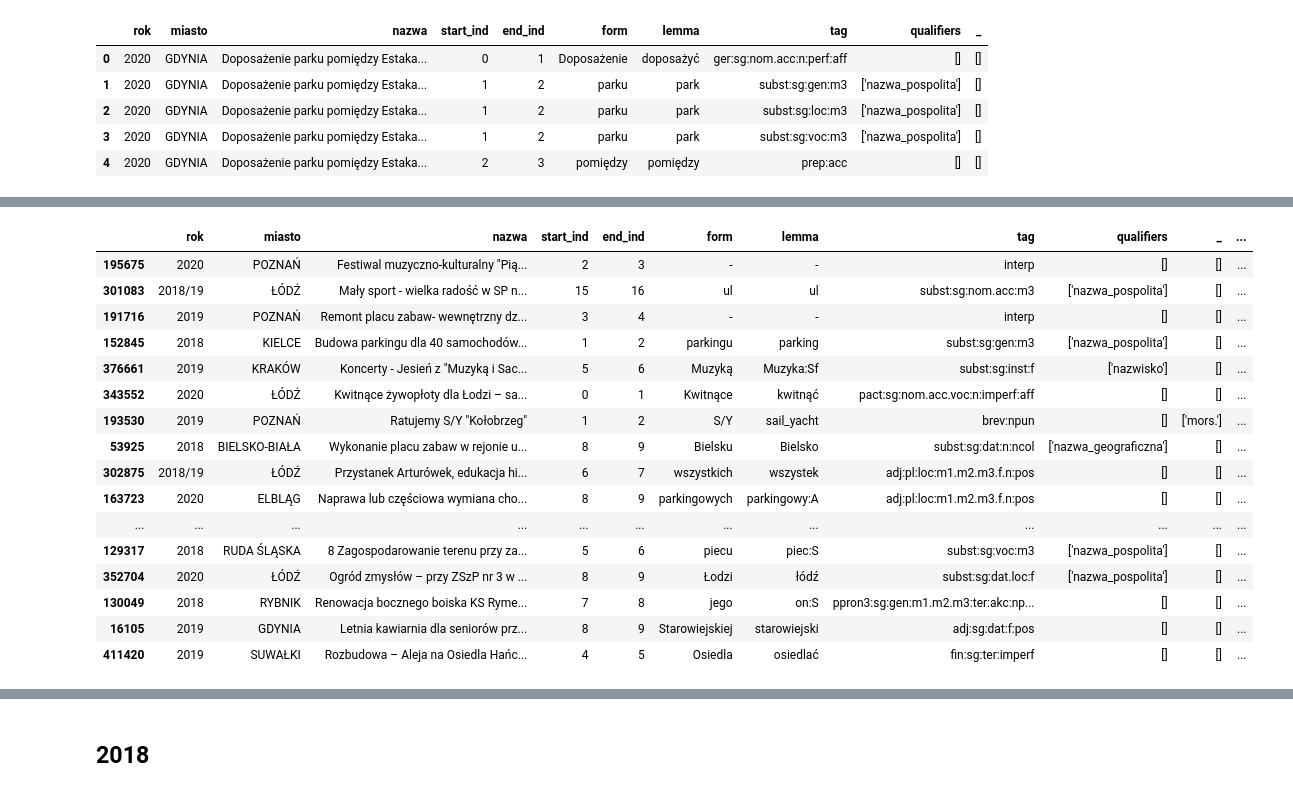
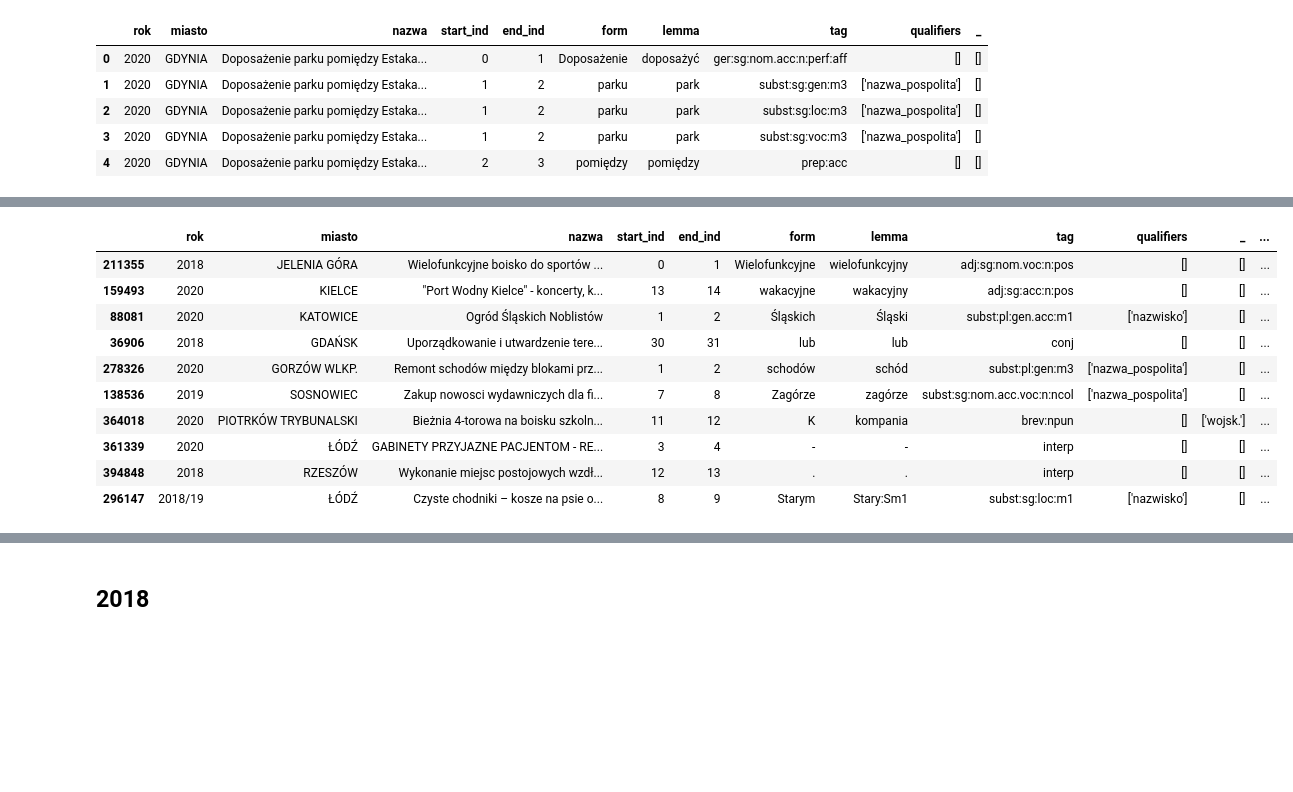
Before and after one commit to malowana/NLP_budzet_obywatelski, a Jupyter notebook: BO_analiza_morfologiczna_LDA.ipynb, the cells around one changed output, grey strips where cells are left out. Cells and saved outputs as stored; diff of their text form; code cells hidden in the pictures; blank space fills up the shorter version.

```diff
--- a/BO_analiza_morfologiczna_LDA.ipynb
+++ b/BO_analiza_morfologiczna_LDA.ipynb
@@ -319,23 +261,17 @@ df_roc.sample(20)
 # %%
 df_roc['tokens'] = df_roc['lemma_clean'].apply(simple_preprocess)
-df_roc.sample(20)
+df_roc.sample(10)
 # %% [output]
 |  | rok | miasto | nazwa | start_ind | end_ind | form | lemma | tag | qualifiers | _ | ... |
-| 195675 | 2020 | POZNAŃ | Festiwal muzyczno-kulturalny "Pią... | 2 | 3 | - | - | interp | [] | [] | ... |
-| 301083 | 2018/19 | ŁÓDŹ | Mały sport - wielka radość w SP n... | 15 | 16 | ul | ul | subst:sg:nom.acc:m3 | ['nazwa_pospolita'] | [] | ... |
-| 191716 | 2019 | POZNAŃ | Remont placu zabaw- wewnętrzny dz... | 3 | 4 | - | - | interp | [] | [] | ... |
-| 152845 | 2018 | KIELCE | Budowa parkingu dla 40 samochodów... | 1 | 2 | parkingu | parking | subst:sg:gen:m3 | ['nazwa_pospolita'] | [] | ... |
-| 376661 | 2019 | KRAKÓW | Koncerty - Jesień z "Muzyką i Sac... | 5 | 6 | Muzyką | Muzyka:Sf | subst:sg:inst:f | ['nazwisko'] | [] | ... |
-| 343552 | 2020 | ŁÓDŹ | Kwitnące żywopłoty dla Łodzi – sa... | 0 | 1 | Kwitnące | kwitnąć | pact:sg:nom.acc.voc:n:imperf:aff | [] | [] | ... |
-| 193530 | 2019 | POZNAŃ | Ratujemy S/Y "Kołobrzeg" | 1 | 2 | S/Y | sail_yacht | brev:npun | [] | ['mors.'] | ... |
-| 53925 | 2018 | BIELSKO-BIAŁA | Wykonanie placu zabaw w rejonie u... | 8 | 9 | Bielsku | Bielsko | subst:sg:dat:n:ncol | ['nazwa_geograficzna'] | [] | ... |
-| 302875 | 2018/19 | ŁÓDŹ | Przystanek Arturówek, edukacja hi... | 6 | 7 | wszystkich | wszystek | adj:pl:loc:m1.m2.m3.f.n:pos | [] | [] | ... |
-| 163723 | 2020 | ELBLĄG | Naprawa lub częściowa wymiana cho... | 8 | 9 | parkingowych | parkingowy:A | adj:pl:loc:m1.m2.m3.f.n:pos | [] | [] | ... |
-| ... | ... | ... | ... | ... | ... | ... | ... | ... | ... | ... | ... |
-| 129317 | 2018 | RUDA ŚLĄSKA | 8 Zagospodarowanie terenu przy za... | 5 | 6 | piecu | piec:S | subst:sg:voc:m3 | ['nazwa_pospolita'] | [] | ... |
-| 352704 | 2020 | ŁÓDŹ | Ogród zmysłów – przy ZSzP nr 3 w ... | 8 | 9 | Łodzi | łódź | subst:sg:dat.loc:f | ['nazwa_pospolita'] | [] | ... |
-| 130049 | 2018 | RYBNIK | Renowacja bocznego boiska KS Ryme... | 7 | 8 | jego | on:S | ppron3:sg:gen:m1.m2.m3:ter:akc:np... | [] | [] | ... |
-| 16105 | 2019 | GDYNIA | Letnia kawiarnia dla seniorów prz... | 8 | 9 | Starowiejskiej | starowiejski | adj:sg:dat:f:pos | [] | [] | ... |
-| 411420 | 2019 | SUWAŁKI | Rozbudowa – Aleja na Osiedla Hańc... | 4 | 5 | Osiedla | osiedlać | fin:sg:ter:imperf | [] | [] | ... |
+| 211355 | 2018 | JELENIA GÓRA | Wielofunkcyjne boisko do sportów ... | 0 | 1 | Wielofunkcyjne | wielofunkcyjny | adj:sg:nom.voc:n:pos | [] | [] | ... |
+| 159493 | 2020 | KIELCE | "Port Wodny Kielce" - koncerty, k... | 13 | 14 | wakacyjne | wakacyjny | adj:sg:acc:n:pos | [] | [] | ... |
+| 88081 | 2020 | KATOWICE | Ogród Śląskich Noblistów | 1 | 2 | Śląskich | Śląski | subst:pl:gen.acc:m1 | ['nazwisko'] | [] | ... |
+| 36906 | 2018 | GDAŃSK | Uporządkowanie i utwardzenie tere... | 30 | 31 | lub | lub | conj | [] | [] | ... |
+| 278326 | 2020 | GORZÓW WLKP. | Remont schodów między blokami prz... | 1 | 2 | schodów | schód | subst:pl:gen:m3 | ['nazwa_pospolita'] | [] | ... |
+| 138536 | 2019 | SOSNOWIEC | Zakup nowosci wydawniczych dla fi... | 7 | 8 | Zagórze | zagórze | subst:sg:nom.acc.voc:n:ncol | ['nazwa_pospolita'] | [] | ... |
+| 364018 | 2020 | PIOTRKÓW TRYBUNALSKI | Bieżnia 4-torowa na boisku szkoln... | 11 | 12 | K | kompania | brev:npun | [] | ['wojsk.'] | ... |
+| 361339 | 2020 | ŁÓDŹ | GABINETY PRZYJAZNE PACJENTOM - RE... | 3 | 4 | - | - | interp | [] | [] | ... |
+| 394848 | 2018 | RZESZÓW | Wykonanie miejsc postojowych wzdł... | 12 | 13 | . | . | interp | [] | [] | ... |
+| 296147 | 2018/19 | ŁÓDŹ | Czyste chodniki – kosze na psie o... | 8 | 9 | Starym | Stary:Sm1 | subst:sg:loc:m1 | ['nazwisko'] | [] | ... |
 # %%
 df_roc3 = df_roc[df_roc["tokens"].str.len() != 0]
```
Also changed, not shown: parts of 33 cells of this notebook.
